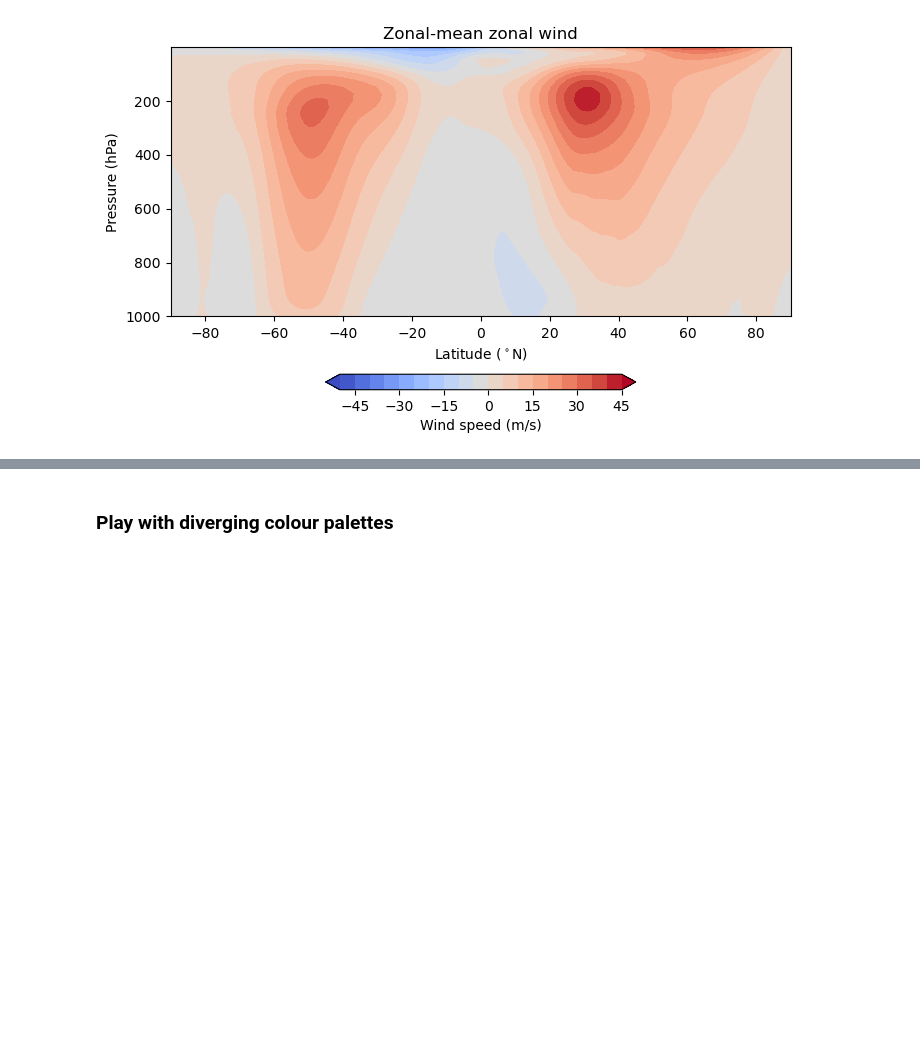
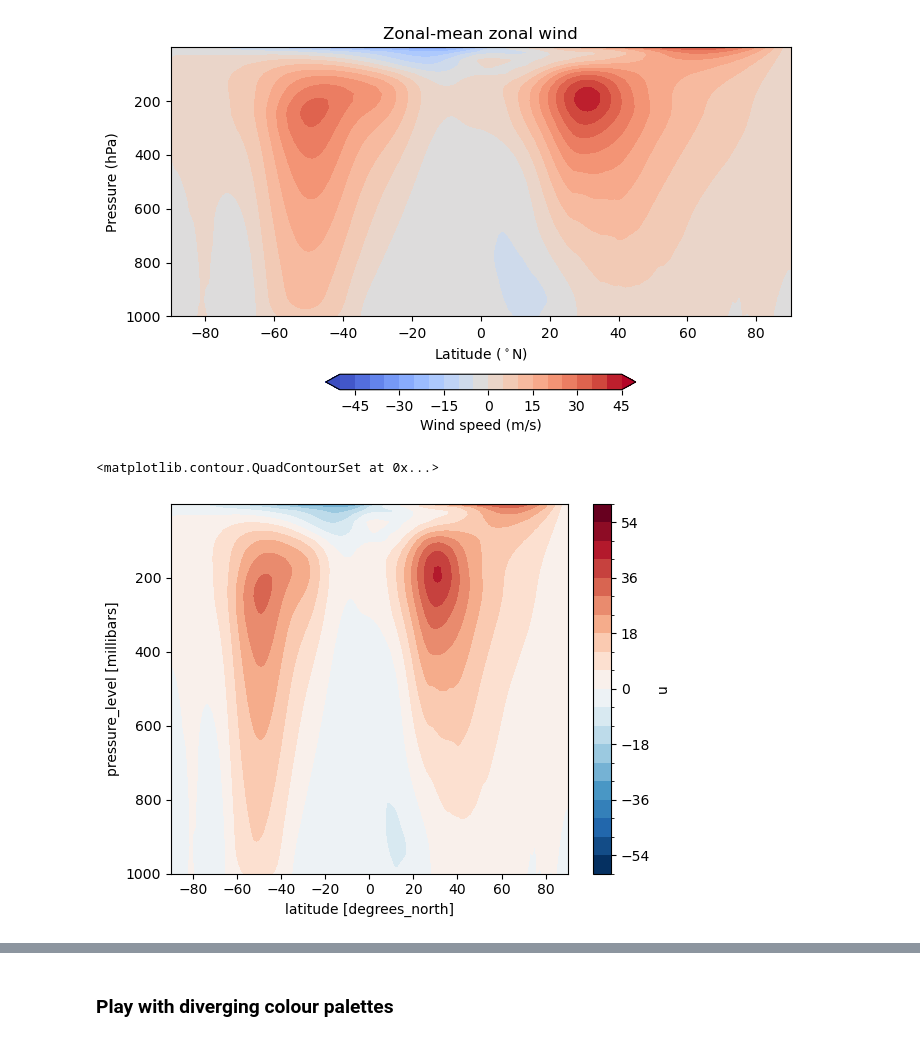
Before and after one commit to Caturrell/eddy_feedback, a Jupyter notebook: EPflux/zonal_wind.ipynb, the cells around one changed output, grey strips where cells are left out. Drawn from its saved outputs; the diff is of its cells as text; code cells hidden in the pictures; blank space fills up the shorter version.

```diff
--- a/EPflux/zonal_wind.ipynb
+++ b/EPflux/zonal_wind.ipynb
@@ -36,6 +36,11 @@ import functions.eddy_feedback as ef
 ef.zonal_mean_zonal_wind(ubar, yscale='linear')
 # %% [output]
 [figure]
+# %%
+ubar.plot.contourf(yincrease=False, levels=21)
+# %% [output]
+<matplotlib.contour.QuadContourSet at 0x...>
+[figure, added]
 # %%
 ds = xr.open_mfdataset('/gws/nopw/j04/arctic_connect/cturrell/era5_data/era5daily_uvt.nc',
                        parallel=True, chunks={'time': 31})
```
Also changed, not shown: parts of 9 cells of this notebook, 3 other files.
